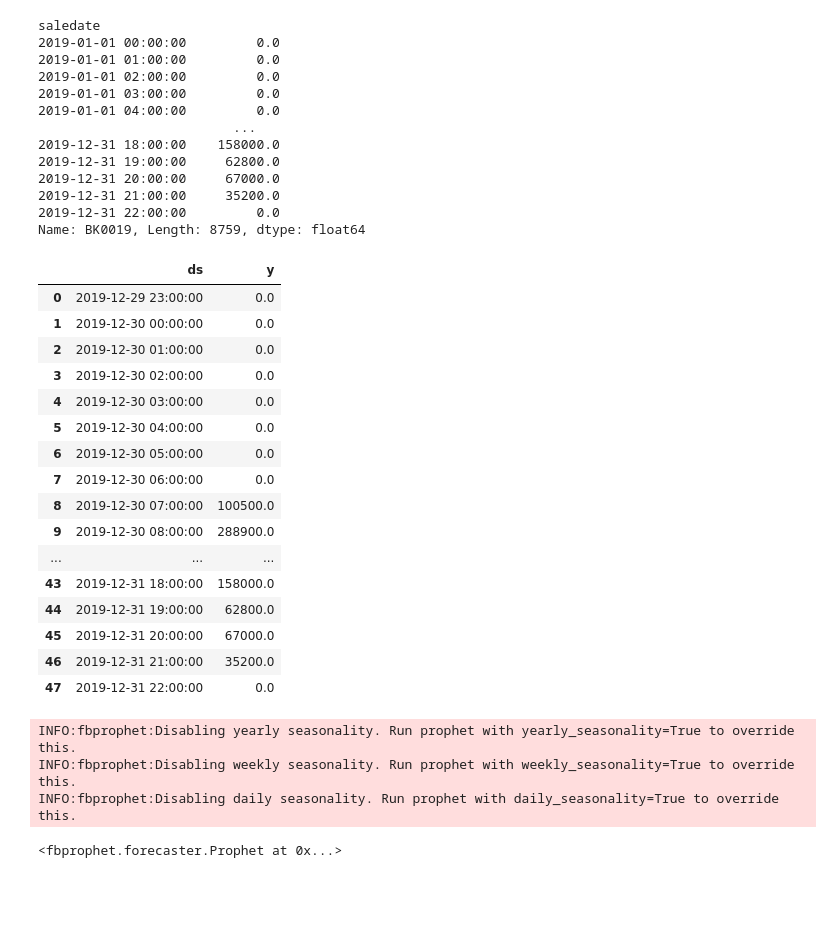
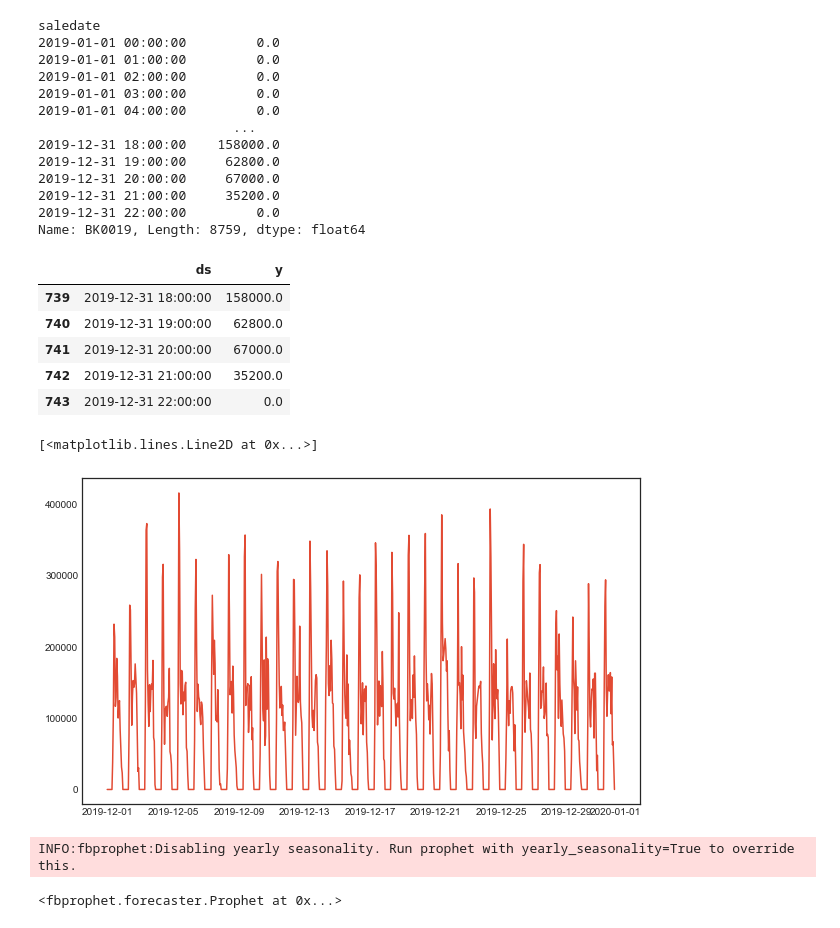
Before and after one commit to chul0717/capstone2, a Jupyter notebook: src/notebook.ipynb, the cells around one changed output. Drawn from its saved outputs; the diff is of its cells as text; code cells hidden in the pictures; blank space fills up the shorter version.

```diff
--- a/src/notebook.ipynb
+++ b/src/notebook.ipynb
@@ -441,34 +441,28 @@ saledate
 2019-12-31 22:00:00         0.0
 Name: BK0019, Length: 8759, dtype: float64
 # %%
-df = store_df_hourly["BK0019"].last("1W").reset_index()
+df = store_df_hourly["BK0019"].last("M").reset_index()
+df
 df.columns = ["ds", "y"]
-df
+df.tail()
 # %% [output]
 |  | ds | y |
-| 0 | 2019-12-29 23:00:00 | 0.0 |
-| 1 | 2019-12-30 00:00:00 | 0.0 |
-| 2 | 2019-12-30 01:00:00 | 0.0 |
-| 3 | 2019-12-30 02:00:00 | 0.0 |
-| 4 | 2019-12-30 03:00:00 | 0.0 |
-| 5 | 2019-12-30 04:00:00 | 0.0 |
-| 6 | 2019-12-30 05:00:00 | 0.0 |
-| 7 | 2019-12-30 06:00:00 | 0.0 |
-| 8 | 2019-12-30 07:00:00 | 100500.0 |
-| 9 | 2019-12-30 08:00:00 | 288900.0 |
-| ... | ... | ... |
-| 43 | 2019-12-31 18:00:00 | 158000.0 |
-| 44 | 2019-12-31 19:00:00 | 62800.0 |
-| 45 | 2019-12-31 20:00:00 | 67000.0 |
-| 46 | 2019-12-31 21:00:00 | 35200.0 |
-| 47 | 2019-12-31 22:00:00 | 0.0 |
+| 739 | 2019-12-31 18:00:00 | 158000.0 |
+| 740 | 2019-12-31 19:00:00 | 62800.0 |
+| 741 | 2019-12-31 20:00:00 | 67000.0 |
+| 742 | 2019-12-31 21:00:00 | 35200.0 |
+| 743 | 2019-12-31 22:00:00 | 0.0 |
+# %%
+fig = plt.figure(facecolor='w', figsize=(10, 6))
+plt.plot(df.ds, df.y)
+# %% [output]
+[<matplotlib.lines.Line2D at 0x...>]
+[figure, added]
 # %%
-m = Prophet()
+m = Prophet(interval_width=0.95)
 m.fit(df)
 # %% [output]
 INFO:fbprophet:Disabling yearly seasonality. Run prophet with yearly_seasonality=True to override this.
-INFO:fbprophet:Disabling weekly seasonality. Run prophet with weekly_seasonality=True to override this.
-INFO:fbprophet:Disabling daily seasonality. Run prophet with daily_seasonality=True to override this.
 <fbprophet.forecaster.Prophet at 0x...>
 # %%
 # how many days in the future you want to predict
```
Also changed, not shown: parts of 12 cells of this notebook.
